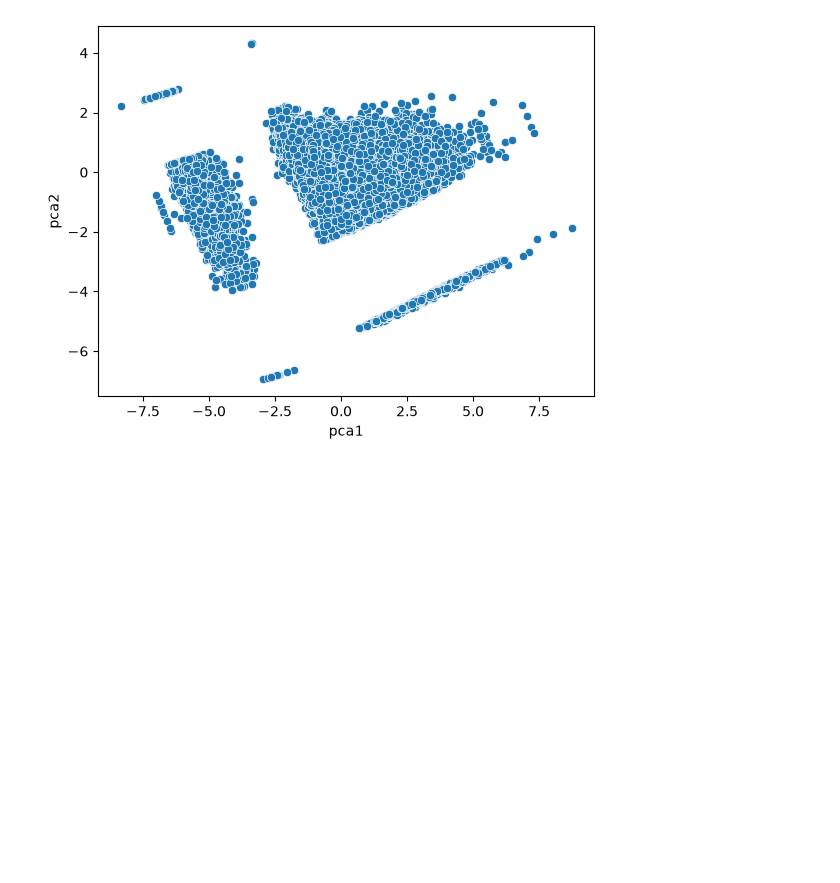
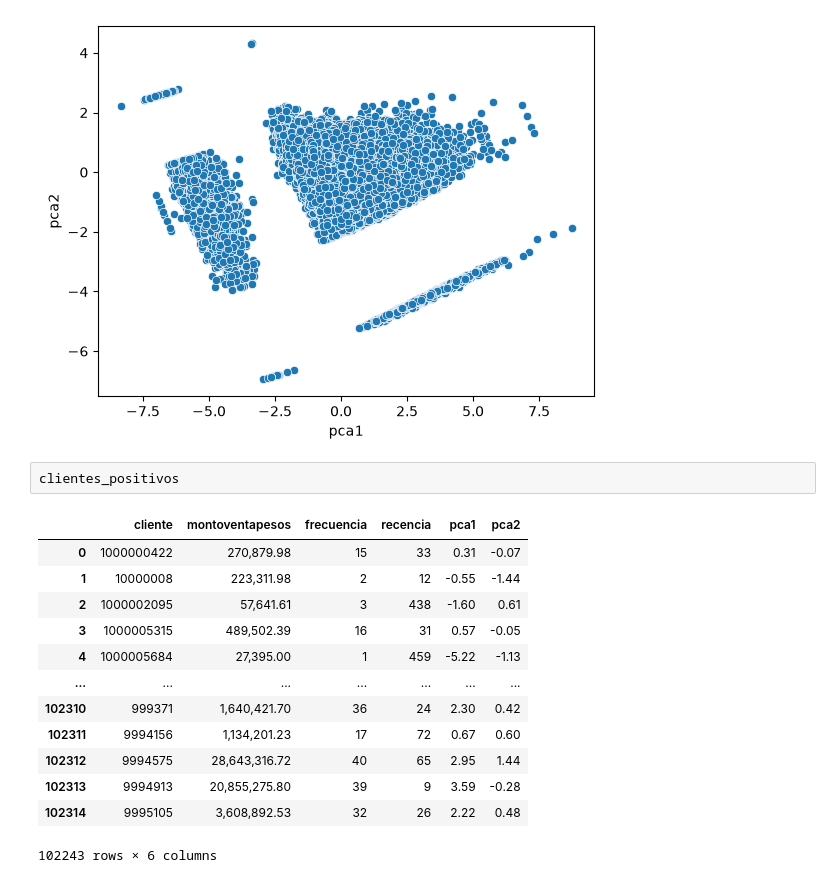
Before and after one commit to TheKey06/Market_Basket_Analysis, a Jupyter notebook: data/EDA.ipynb, the cells around one changed output. Saved outputs shown, nothing was run; the diff lists cells and outputs as text; blank space fills up the shorter version.

```diff
--- a/src/data/EDA.ipynb
+++ b/data/EDA.ipynb
@@ -124,3 +121,19 @@ sns.scatterplot(
 # %% [output]
 <Axes: xlabel='pca1', ylabel='pca2'>
 [figure]
+# %%
+clientes_positivos
+# %% [output]
+|  | cliente | montoventapesos | frecuencia | recencia | pca1 | pca2 |
+| 0 | 1000000422 | 270,879.98 | 15 | 33 | 0.31 | -0.07 |
+| 1 | 10000008 | 223,311.98 | 2 | 12 | -0.55 | -1.44 |
+| 2 | 1000002095 | 57,641.61 | 3 | 438 | -1.60 | 0.61 |
+| 3 | 1000005315 | 489,502.39 | 16 | 31 | 0.57 | -0.05 |
+| 4 | 1000005684 | 27,395.00 | 1 | 459 | -5.22 | -1.13 |
+| ... | ... | ... | ... | ... | ... | ... |
+| 102310 | 999371 | 1,640,421.70 | 36 | 24 | 2.30 | 0.42 |
+| 102311 | 9994156 | 1,134,201.23 | 17 | 72 | 0.67 | 0.60 |
+| 102312 | 9994575 | 28,643,316.72 | 40 | 65 | 2.95 | 1.44 |
+| 102313 | 9994913 | 20,855,275.80 | 39 | 9 | 3.59 | -0.28 |
+| 102314 | 9995105 | 3,608,892.53 | 32 | 26 | 2.22 | 0.48 |
+102243 rows × 6 columns
```
Also changed, not shown: parts of 8 cells of this notebook, 2 other files.
